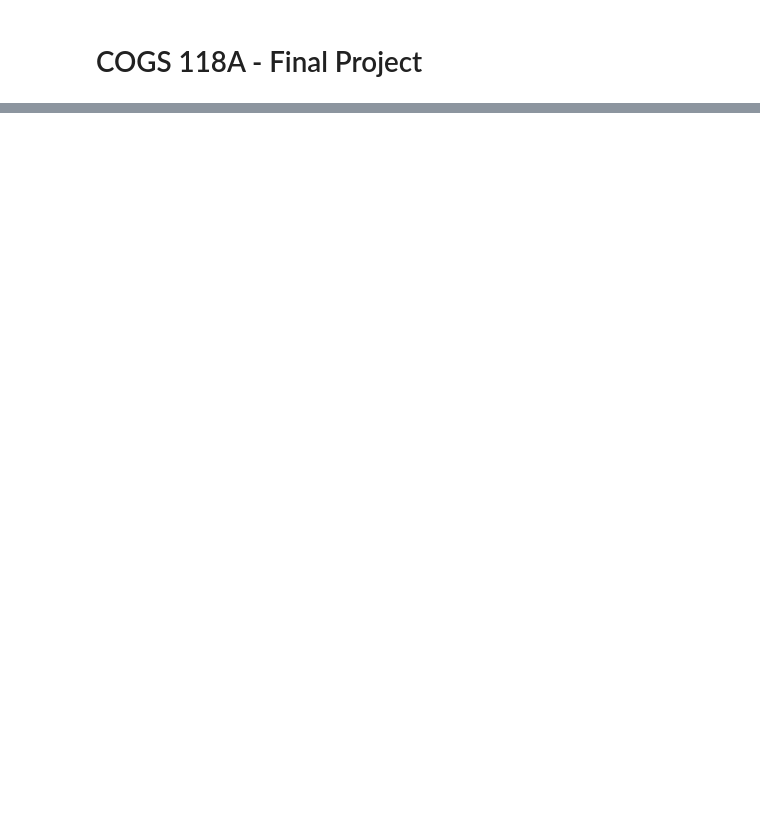
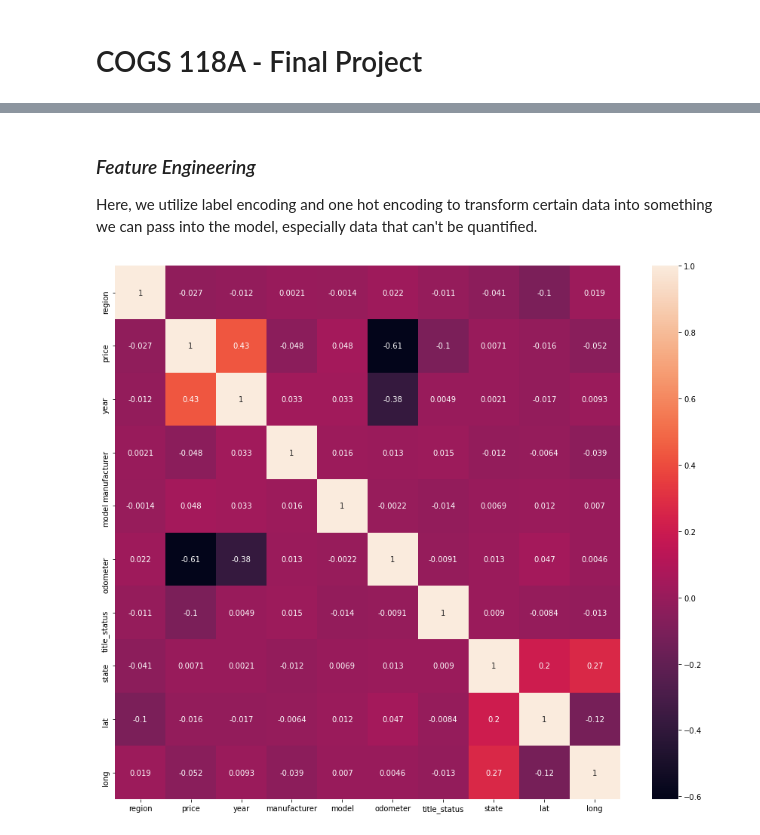
Before and after one commit to COGS118A/Group017-Sp22, a Jupyter notebook: FinalProject_group017.ipynb, the cells around one changed output, grey strips where cells are left out. Drawn from its saved outputs; the diff is of its cells as text; code cells hidden in the pictures; blank space fills up the shorter version.

```diff
--- a/FinalProject_group017.ipynb
+++ b/FinalProject_group017.ipynb
@@ -135,0 +242,20 @@ Reiterate your main point and in just a few sentences tell us how your results s
+# %% [markdown]
+### *Feature Engineering*
+
+Here, we utilize label encoding and one hot encoding to transform certain data into something we can pass into the model, especially data that can't be quantified.
+# %%
+# label
+
+encodeL = preprocessing.LabelEncoder()
+llist = ['region', 'manufacturer', 'model', 'title_status', 'state']
+cars[llist] = cars[llist].apply(encodeL.fit_transform)
+
+
+cars["odometer"] = np.sqrt(preprocessing.minmax_scale(cars["odometer"]))
+
+plt.figure(figsize=(15,13))
+cor = cars.corr()
+sns.heatmap(cor, annot=True)
+plt.show()
+# %% [output]
+[figure, added]
```
Also changed, not shown: parts of 66 cells of this notebook.
